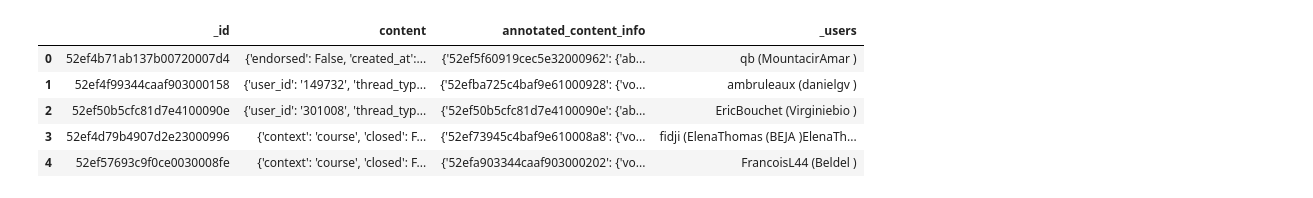
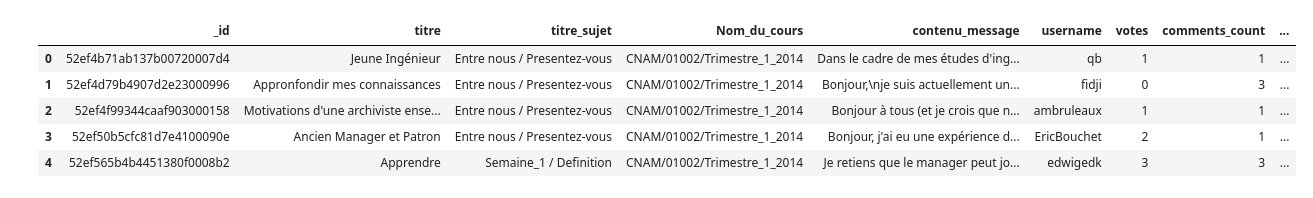
Before and after one commit to Mister-proust/Projet-MOOC, a Jupyter notebook: notebook/Analyse_MOOC.ipynb, the cells around one changed output. Cells and saved outputs as stored; diff of their text form; code cells hidden in the pictures.

```diff
--- a/notebook/Analyse_MOOC.ipynb
+++ b/notebook/Analyse_MOOC.ipynb
@@ -1,19 +0,0 @@
-# %%
-from pymongo import MongoClient
-import pandas as pd
-
-client = MongoClient("mongodb://localhost:27017/")
-
-db = client["MOOC"]
-collection = db["forum"]
-
-
-df = pd.DataFrame(list(collection.find()))
-df.head()
-# %% [output]
-|  | _id | content | annotated_content_info | _users |
-| 0 | 52ef4b71ab137b00720007d4 | {'endorsed': False, 'created_at':... | {'52ef5f60919cec5e32000962': {'ab... | qb (MountacirAmar ) |
-| 1 | 52ef4f99344caaf903000158 | {'user_id': '149732', 'thread_typ... | {'52efba725c4baf9e61000928': {'vo... | ambruleaux (danielgv ) |
-| 2 | 52ef50b5cfc81d7e4100090e | {'user_id': '301008', 'thread_typ... | {'52ef50b5cfc81d7e4100090e': {'ab... | EricBouchet (Virginiebio ) |
-| 3 | 52ef4d79b4907d2e23000996 | {'context': 'course', 'closed': F... | {'52ef73945c4baf9e610008a8': {'vo... | fidji (ElenaThomas (BEJA )ElenaTh... |
-| 4 | 52ef57693c9f0ce0030008fe | {'context': 'course', 'closed': F... | {'52efa903344caaf903000202': {'vo... | FrancoisL44 (Beldel ) |
@@ -23,0 +1,40 @@ df["annotated_content_info"].loc[0]
+# %%
+from pymongo import MongoClient
+import pandas as pd
+import numpy as np
+
+client = MongoClient("mongodb://localhost:27017/")
+db = client["MOOC"]
+collection = db["forum"]
+
+# Liste pour accumuler les données filtrées
+rows = []
+
+# Traitement en lot
+batch_size = 1000
+cursor = collection.find({"course_id":"MinesTelecom/04017/session01"}, no_cursor_timeout=True).batch_size(batch_size)
+
+for doc in cursor:
+    content = doc.get("content", {})
+    rows.append({
+        "_id": doc.get("_id"),
+        "titre": content.get("title"),
+        "titre_sujet": content.get("courseware_title"),
+        "Nom_du_cours": content.get("course_id"),
+        "contenu_message": content.get("body"),
+        "username": content.get("username"),
+        "votes": content.get("votes", {}).get("count", 0),
+        "comments_count": content.get("comments_count", 0),
+        "created_at": content.get("created_at"),
+    })
+
+
+df = pd.DataFrame(rows)
+df.head()
+# %% [output]
+|  | _id | titre | titre_sujet | Nom_du_cours | contenu_message | username | votes | comments_count | ... |
+| 0 | 52ef4b71ab137b00720007d4 | Jeune Ingénieur | Entre nous / Presentez-vous | CNAM/01002/Trimestre_1_2014 | Dans le cadre de mes études d'ing... | qb | 1 | 1 | ... |
+| 1 | 52ef4d79b4907d2e23000996 | Appronfondir mes connaissances | Entre nous / Presentez-vous | CNAM/01002/Trimestre_1_2014 | Bonjour,\nje suis actuellement un... | fidji | 0 | 3 | ... |
+| 2 | 52ef4f99344caaf903000158 | Motivations d'une archiviste ense... | Entre nous / Presentez-vous | CNAM/01002/Trimestre_1_2014 | Bonjour à tous (et je crois que n... | ambruleaux | 1 | 1 | ... |
+| 3 | 52ef50b5cfc81d7e4100090e | Ancien Manager et Patron | Entre nous / Presentez-vous | CNAM/01002/Trimestre_1_2014 | Bonjour, j'ai eu une expérience d... | EricBouchet | 2 | 1 | ... |
+| 4 | 52ef565b4b4451380f0008b2 | Apprendre | Semaine_1 / Definition | CNAM/01002/Trimestre_1_2014 | Je retiens que le manager peut jo... | edwigedk | 3 | 3 | ... |
```
Also changed, not shown: parts of 20 cells of this notebook, 2 other files.
